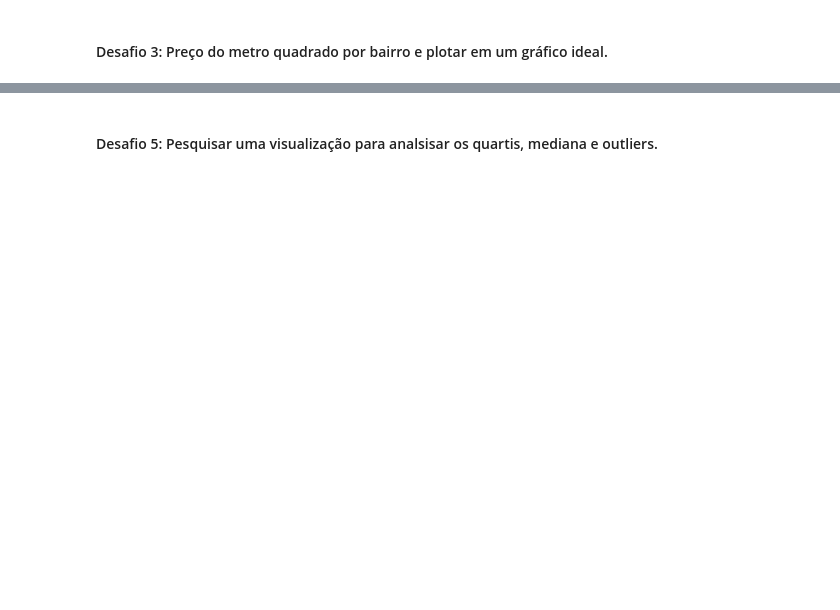
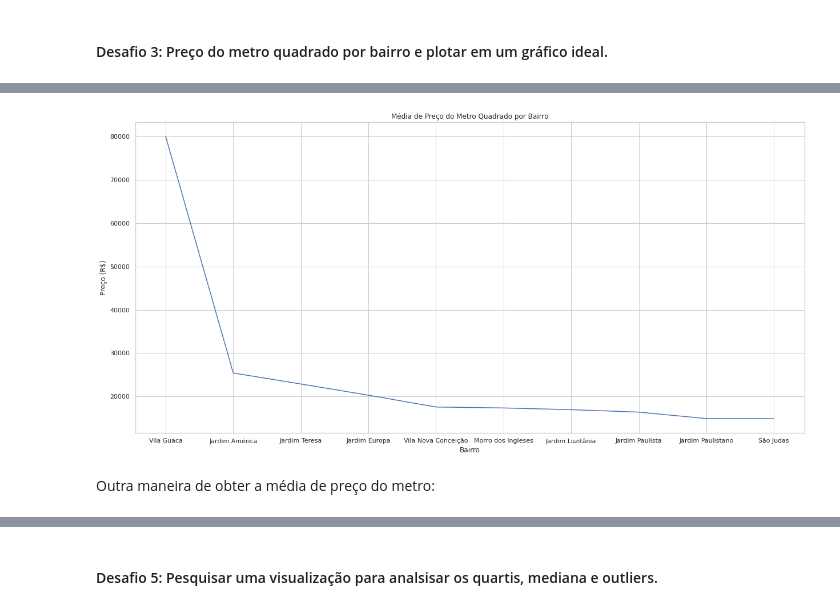
Before and after one commit to AlissonAnjos21/imersao_dados_alura, a Jupyter notebook: Aula_02_Imersão_de_Dados_04_Pesquisa_de_Imóveis_em_São_Paulo.ipynb, the cells around one changed output, grey strips where cells are left out. Saved outputs shown, nothing was run; the diff lists cells and outputs as text; code cells hidden in the pictures; blank space fills up the shorter version.

```diff
--- a/Aula_02_Imersão_de_Dados_04_Pesquisa_de_Imóveis_em_São_Paulo.ipynb
+++ b/Aula_02_Imersão_de_Dados_04_Pesquisa_de_Imóveis_em_São_Paulo.ipynb
@@ -392,2 +461,7 @@ plt.show()
 # %% [markdown]
 #### Desafio 3: Preço do metro quadrado por bairro e plotar em um gráfico ideal.
+# %%
+mean_by_district = filtered_data[['Bairro', 'Valor_Imovel_float', 'Metragem']].groupby(['Bairro']).mean()
+mean_by_district['Media_Preco_Metro_Por_Bairro'] = mean_by_district['Valor_Imovel_float'].div(mean_by_district['Metragem'])
+mean_by_district = mean_by_district.sort_values(by = ['Media_Preco_Metro_Por_Bairro'], ascending = False)
+mean_by_district
@@ -393,0 +483,10 @@ plt.show()
+# %%
+plt.figure(figsize = (21, 10))
+mean_by_district_lineplot = sns.lineplot(data = mean_by_district['Media_Preco_Metro_Por_Bairro'].head(10), linewidth = 1.5)
+mean_by_district_lineplot.set(title = 'Média de Preço do Metro Quadrado por Bairro')
+mean_by_district_lineplot.set_ylabel('Preço (R$)')
+plt.show()
+# %% [output]
+[figure, added]
+# %% [markdown]
+Outra maneira de obter a média de preço do metro:
```
Also changed, not shown: parts of 15 cells of this notebook.
